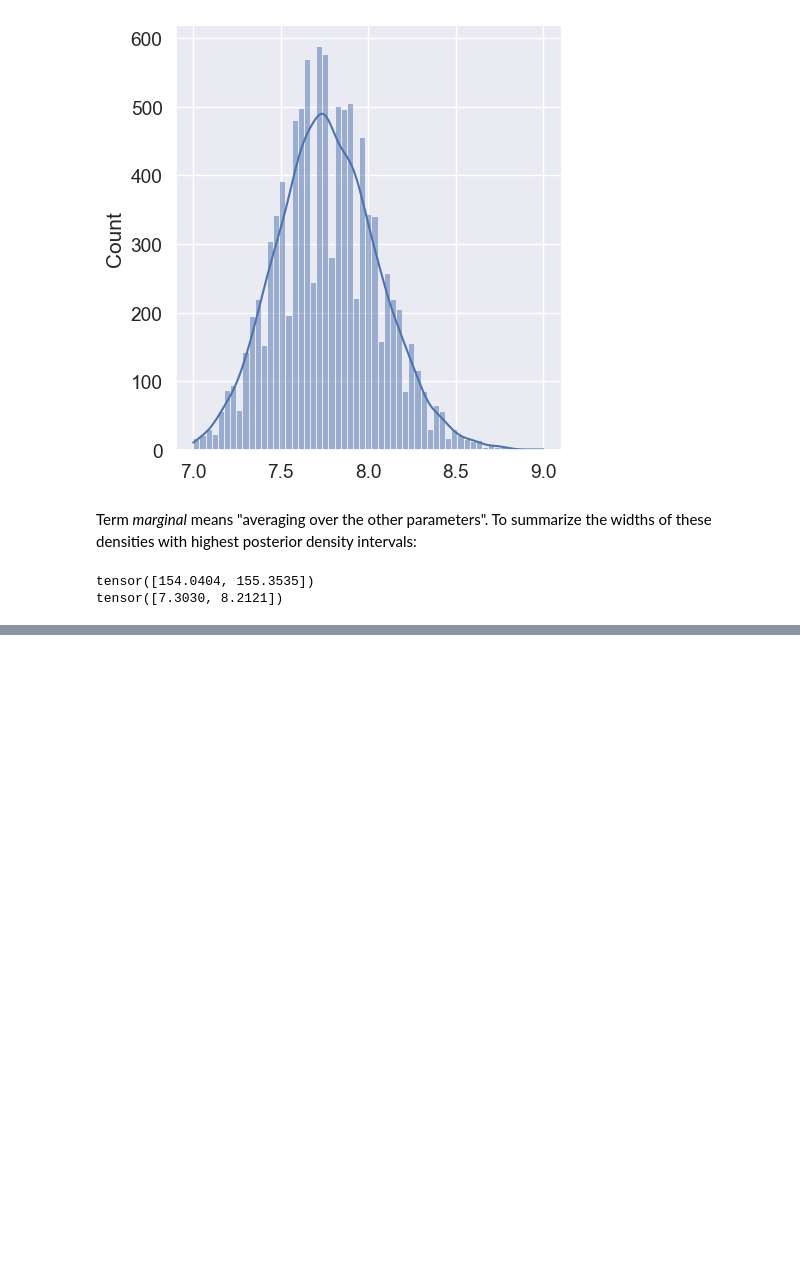
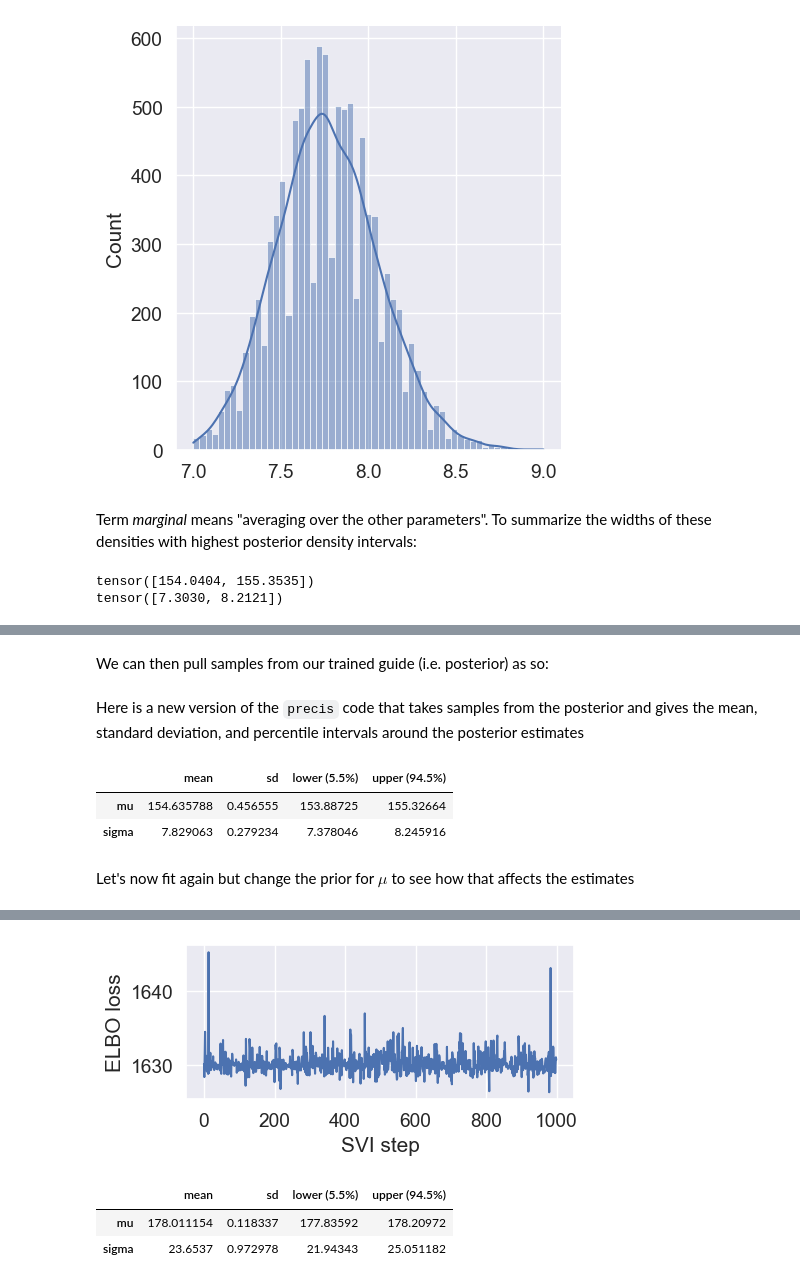
Before and after one commit to trevorjwilli/SRBayesianPyro, a Jupyter notebook: notebooks/chapter_4_notes.ipynb, the cells around one changed output, grey strips where cells are left out. Cells and saved outputs as stored; diff of their text form; code cells hidden in the pictures; blank space fills up the shorter version.

```diff
--- a/notebooks/chapter_4_notes.ipynb
+++ b/notebooks/chapter_4_notes.ipynb
@@ -337,0 +399,2 @@ tensor([7.3030, 8.2121])
+# %% [markdown]
+We can then pull samples from our trained guide (i.e. posterior) as so:
@@ -337,0 +404,2 @@ tensor([7.3030, 8.2121])
+# %% [markdown]
+Here is a new version of the `precis` code that takes samples from the posterior and gives the mean, standard deviation, and percentile intervals around the posterior estimates
@@ -337,0 +423,35 @@ tensor([7.3030, 8.2121])
+# %%
+precis(guide, height)
+# %% [output]
+|  | mean | sd | lower (5.5%) | upper (94.5%) |
+| mu | 154.635788 | 0.456555 | 153.88725 | 155.32664 |
+| sigma | 7.829063 | 0.279234 | 7.378046 | 8.245916 |
+# %% [markdown]
+Let's now fit again but change the prior for $\mu$ to see how that affects the estimates
+# %%
+pyro.clear_param_store()
+
+def m4_2(height):
+    mu = pyro.sample("mu", dist.Normal(178, 0.1))
+    sigma = pyro.sample("sigma", dist.Uniform(0, 50))
+
+    with pyro.plate("plate"):
+        pyro.sample("height", dist.Normal(mu, sigma), obs=height)
+
+guide_m4_2 = pyro.infer.autoguide.AutoMultivariateNormal(m4_2)
+adam = pyro.optim.Adam({"lr": 0.1})
+elbo = pyro.infer.Trace_ELBO()
+svi = pyro.infer.SVI(m4_2, guide_m4_2, adam, elbo)
+
+losses = []
+for step in range(1000):
+    loss = svi.step(height) # Here is where it takes a single ELBO gradient step
+    losses.append(loss)
+    if step % 100 == 0:
+        print(f"Elbo loss: {loss}")
+
+plt.figure(figsize=(5, 2))
+plt.plot(losses)
+plt.xlabel("SVI step")
+plt.ylabel("ELBO loss");
+# %% [output]
@@ -337,0 +468,7 @@ tensor([7.3030, 8.2121])
+[figure, added]
+# %%
+precis(guide_m4_2, height)
+# %% [output]
+|  | mean | sd | lower (5.5%) | upper (94.5%) |
+| mu | 178.011154 | 0.118337 | 177.83592 | 178.20972 |
+| sigma | 23.6537 | 0.972978 | 21.94343 | 25.051182 |
```
Also changed, not shown: parts of 17 cells of this notebook.
